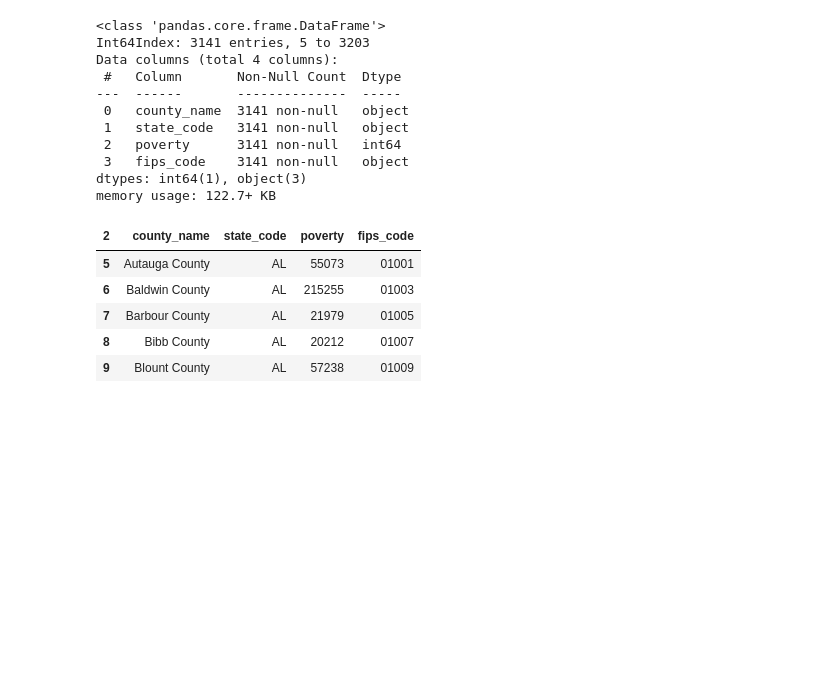
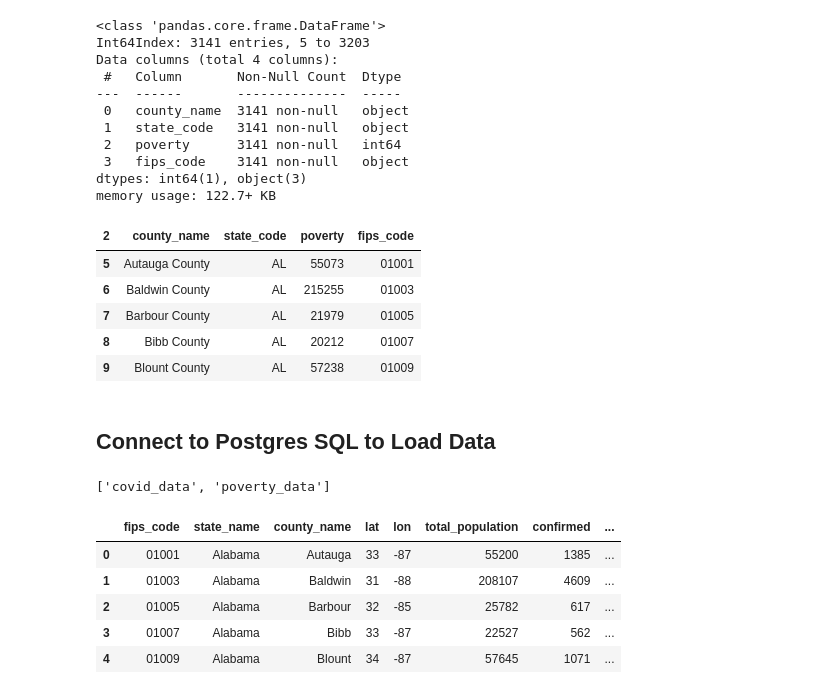
Before and after one commit to mmeadx/etl_covidvspoverty, a Jupyter notebook: ETL Project.ipynb, the cells around one changed output. Cells and saved outputs as stored; diff of their text form; code cells hidden in the pictures; blank space fills up the shorter version.

Commit message:
Able to load files into SQL - Added sql_key.py for password protection - updated README.md

```diff
--- a/ETL Project.ipynb
+++ b/ETL Project.ipynb
@@ -319,3 +342,13 @@ poverty_data.head()
 | 7 | Barbour County | AL | 21979 | 01005 |
 | 8 | Bibb County | AL | 20212 | 01007 |
 | 9 | Blount County | AL | 57238 | 01009 |
+# %% [markdown]
+## Connect to Postgres SQL to Load Data
+# %%
+rds_connection_string = "postgres:" + post_gres_pw + "@localhost:5432/covid_poverty_db"
+engine = create_engine(f'postgresql://{rds_connection_string}')
+# %%
+#check to see if we have tables
+engine.table_names()
+# %% [output]
+['covid_data', 'poverty_data']
@@ -321,0 +358,10 @@ poverty_data.head()
+# %%
+# Test to see if covid data was entered
+pd.read_sql_query('select * from covid_data', con=engine).head()
+# %% [output]
+|  | fips_code | state_name | county_name | lat | lon | total_population | confirmed | ... |
+| 0 | 01001 | Alabama | Autauga | 33 | -87 | 55200 | 1385 | ... |
+| 1 | 01003 | Alabama | Baldwin | 31 | -88 | 208107 | 4609 | ... |
+| 2 | 01005 | Alabama | Barbour | 32 | -85 | 25782 | 617 | ... |
+| 3 | 01007 | Alabama | Bibb | 33 | -87 | 22527 | 562 | ... |
+| 4 | 01009 | Alabama | Blount | 34 | -87 | 57645 | 1071 | ... |
```
Also changed, not shown: parts of 10 cells of this notebook, 4 other files.
